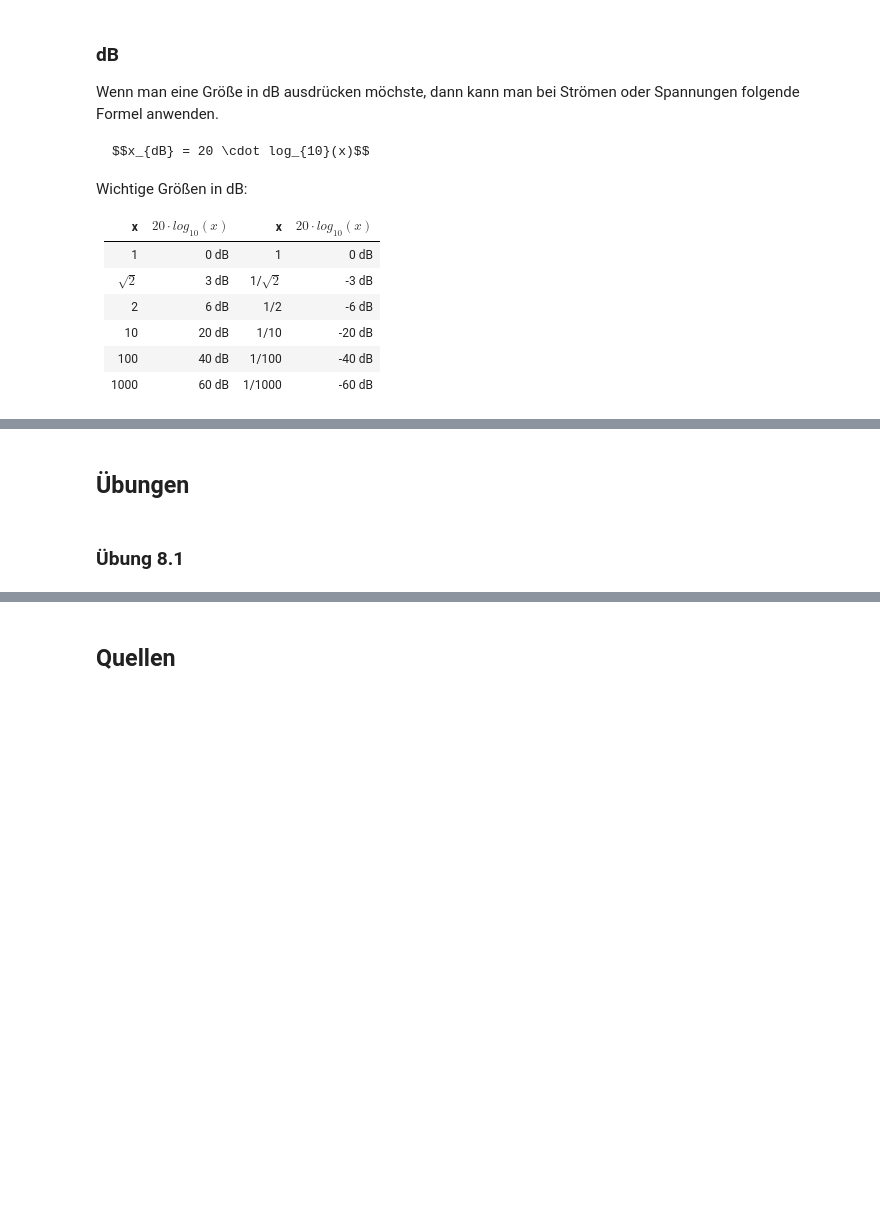
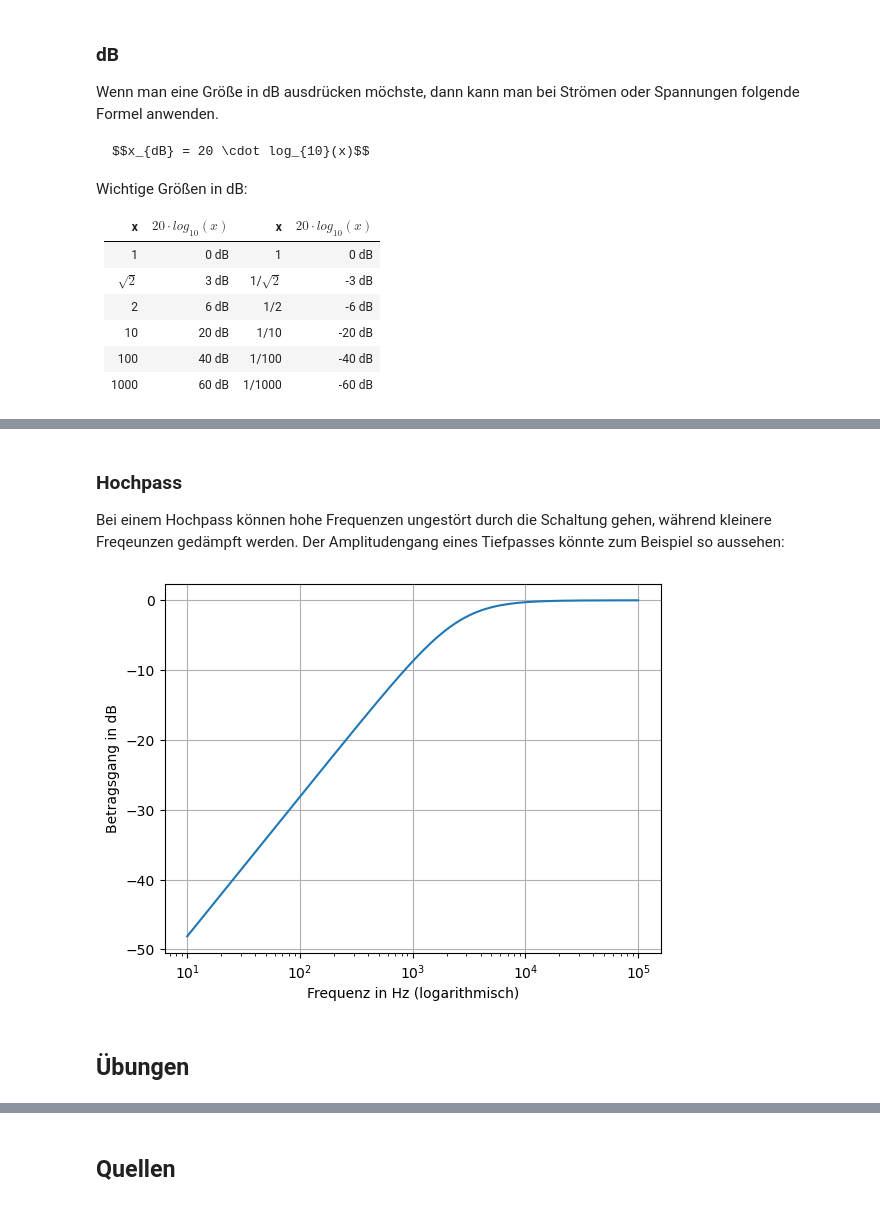
Before and after one commit to mimeiners/gel2, a Jupyter notebook: Tutorium/8_Filterschaltungen.ipynb, the cells around one changed output, grey strips where cells are left out. Drawn from its saved outputs; the diff is of its cells as text; code cells hidden in the pictures; blank space fills up the shorter version.

```diff
--- a/Tutorium/8_Filterschaltungen.ipynb
+++ b/Tutorium/8_Filterschaltungen.ipynb
@@ -147,4 +194,31 @@ Da die Impedanz eine komplexe Zahl ist, muss der Kehrwert einer komplexen Zahl g
+# %% [markdown]
+### Hochpass
+
+Bei einem Hochpass können hohe Frequenzen ungestört durch die Schaltung gehen, während kleinere Freqeunzen gedämpft werden. Der Amplitudengang eines Tiefpasses könnte zum Beispiel so aussehen:
+# %%
+import numpy as np
+import matplotlib.pyplot as plt
+
+R = 16e3
+C = 10e-9
+L = 1e-0
+
+f = np.arange(10, 100e3, 10)
+w = 2 * np.pi * f
+
+b_gangHP = 1/np.sqrt(1 + (R/(w*L))**2)
+p_gangHP = np.arctan(-w*R*C)
+
+b_gangHP_dB = 20 * np.log10(b_gangHP)
+p_gangHP_grad = p_gangHP * 180/np.pi
+
+plt.semilogx(f,b_gangHP_dB)
+plt.xlabel("Frequenz in Hz (logarithmisch)")
+plt.ylabel("Betragsgang in dB")
+plt.grid()
+
+plt.show()
+# %% [output]
+[figure, added]
 # %% [markdown]
 ## Übungen
-# %% [markdown]
-### Übung 8.1
```
Also changed, not shown: parts of 18 cells of this notebook, 30 other files.
